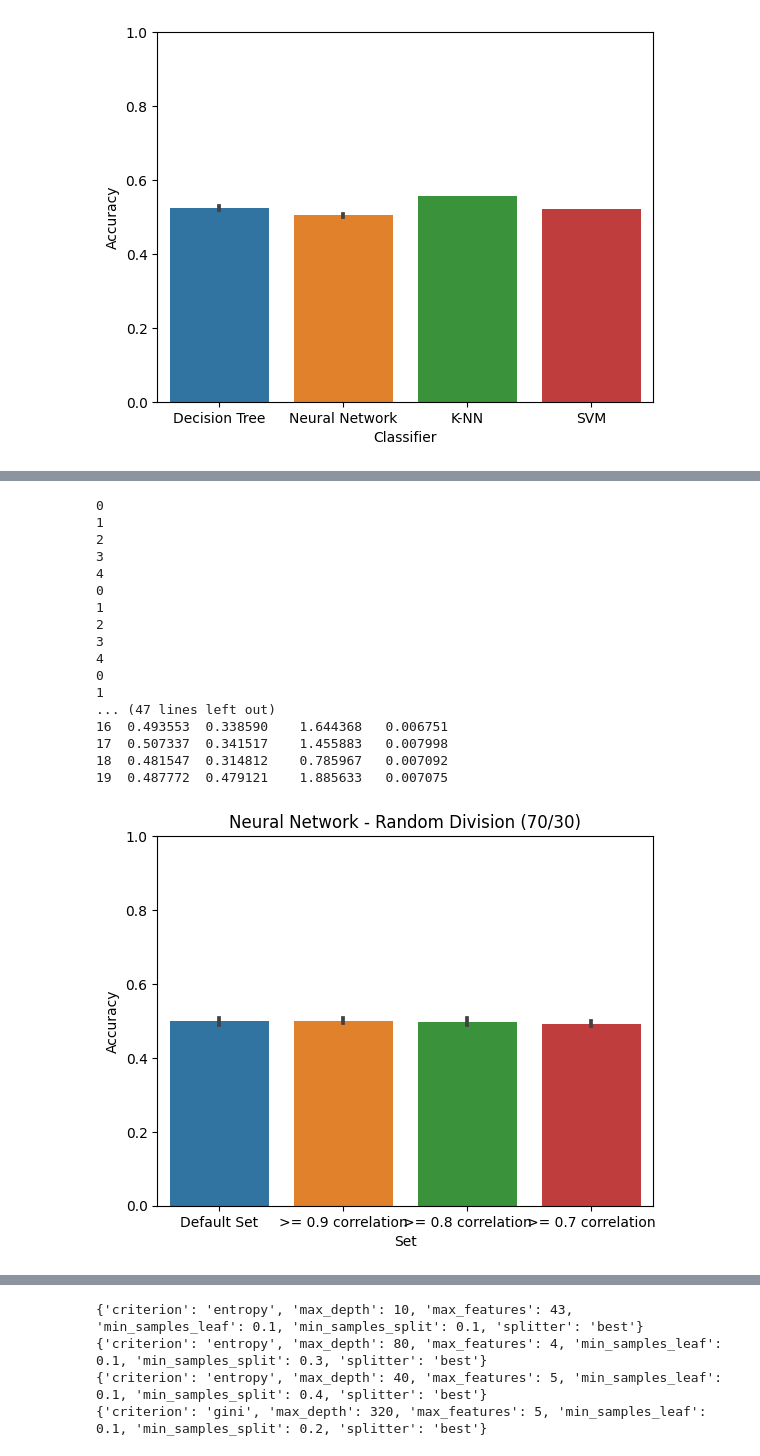
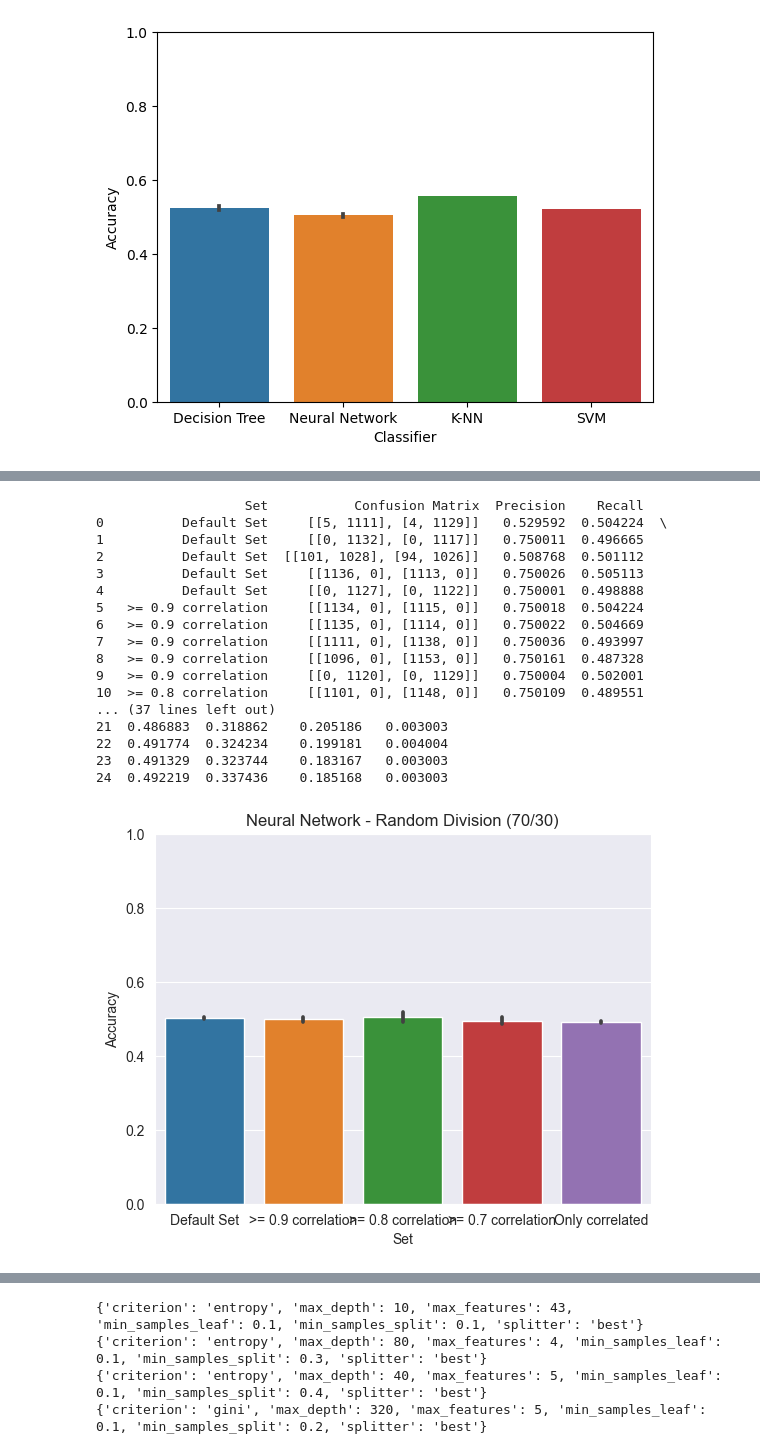
Before and after one commit to afs202005277/HeartDiseasePrediction, a Jupyter notebook: project.ipynb, the cells around one changed output, grey strips where cells are left out. Cells and saved outputs as stored; diff of their text form; code cells hidden in the pictures.

```diff
--- a/project.ipynb
+++ b/project.ipynb
@@ -105,6 +105,8 @@ There are some variables that seem to have no correlation with the `is_claim` fe
 
 numeric_columns = train_data.select_dtypes(include='number')
 train_data_numeric = train_data[numeric_columns.columns]
+
+
 
 correlation_matrix = train_data_numeric.corr()
 
@@ -112,6 +114,7 @@ correlation_matrix = train_data_numeric.corr()
 corr_cols08 = set()
 corr_cols09 = set()
 corr_cols07 = set()
+nocorr = set()
 for i in range(len(correlation_matrix.columns)):
     for j in range(i):
         if correlation_matrix.columns[i] != correlation_matrix.columns[j] and abs(correlation_matrix.iloc[i, j]) > 0.8:
@@ -125,15 +128,22 @@ for i in range(len(correlation_matrix.columns)):
         if correlation_matrix.columns[i] != correlation_matrix.columns[j] and abs(correlation_matrix.iloc[i, j]) > 0.7:
             colname = correlation_matrix.columns[j]
             corr_cols07.add(colname)
+    if correlation_matrix.columns[i] != "is_claim":
+        j = (len(correlation_matrix.columns) - 1)
+        if abs((correlation_matrix.iloc[i, j])) < 0.01:
+            colname = correlation_matrix.columns[i]
+            nocorr.add(colname)
 
 train_data_08 = train_data_numeric.drop(columns=corr_cols08)
 train_data_09 = train_data_numeric.drop(columns=corr_cols09)
 train_data_07 = train_data_numeric.drop(columns=corr_cols07)
+train_data_nocorr = train_data_numeric.drop(columns=nocorr)
 
 train_data.to_csv('fixed_train_data.csv', index=False)
 train_data_08.to_csv('fixed_train_data_08.csv', index=False)
 train_data_09.to_csv('fixed_train_data_09.csv', index=False)
 train_data_07.to_csv('fixed_train_data_07.csv', index=False)
+train_data_nocorr.to_csv('fixed_train_data_nocorr.csv', index=False)
 
 plt.figure(figsize=(12, 9))
 sb.heatmap(correlation_matrix, annot=True, cmap='coolwarm', fmt='.2f', linewidths=0.5)
@@ -143,0 +154,13 @@ plt.show()
+# %%
+from sklearn.preprocessing import PolynomialFeatures
+from sklearn.preprocessing import StandardScaler
+from sklearn.impute import SimpleImputer
+
+train_data_nocorr.insert(len(train_data_nocorr.columns) - 1, 'combination', train_data_nocorr['policy_tenure'] * train_data_nocorr['age_of_policyholder'] - train_data_nocorr['age_of_car'])
+
+correlation_matrix = train_data_nocorr.corr()
+
+plt.figure(figsize=(12, 9))
+sb.heatmap(correlation_matrix, annot=True, cmap='coolwarm', fmt='.2f', linewidths=0.5)
+plt.title('Correlation Matrix')
+plt.show()
@@ -296,14 +325,16 @@ sets = {
     '>= 0.9 correlation': train_data_09,
     '>= 0.8 correlation': train_data_08,
     '>= 0.7 correlation': train_data_07,
+    'Only correlated': train_data_nocorr
 }
+
 
 results = []
 
 for (name, data_set) in sets.items():
     # Train the model
     for _ in range(5):  #running 5 times each
-        neural_network = MLPClassifier()
+        neural_network = MLPClassifier(hidden_layer_sizes=(10, 20, 10), activation='logistic', solver='adam', alpha=0.0001, learning_rate_init=0.002)
         target_column = "is_claim"
         X = data_set.drop(target_column, axis=1)
         y = data_set[target_column]
@@ -320,48 +351,58 @@ for (name, data_set) in sets.items():
 
         # Calculate evaluation metrics
         conf_matrix = confusion_matrix(y_test, y_pred)
         precision = precision_score(y_test, y_pred, average='weighted', zero_division=1)
         recall = recall_score(y_test, y_pred, average='weighted')
         accuracy = accuracy_score(y_test, y_pred)
         f1 = f1_score(y_test, y_pred, average='weighted')
 
         # Store the results
         results.append({
             'Set': name,
             'Confusion Matrix': conf_matrix,
             'Precision': precision,
             'Recall': recall,
             'Accuracy': accuracy,
             'F1 Score': f1,
             'Train Time': train_time,
             'Test Time': test_time
         })
 # Convert the results into a DataFrame
 results_df = pd.DataFrame(results)
 
 # Display the results
 print(results_df)
 
 plt.ylim(0, 1)
 plt.title("Neural Network - Random Division (70/30)")
 sb.barplot(x='Set', y='Accuracy', data=results_df)
 plt.show()
+
+plt.ylim(0, 1)
+plt.title("Neural Network - Random Division (70/30)")
+sb.barplot(x='Set', y='F1 Score', data=results_df)
+plt.show()
+
+plt.ylim(0, 1)
+plt.title("Neural Network - Random Division (70/30)")
+sb.barplot(x='Set', y='Precision', data=results_df)
+plt.show()
 # %% [output]
-0
-1
-2
-3
-4
-0
-1
-2
-3
-4
-0
-1
-... (47 lines left out)
-16  0.493553  0.338590    1.644368   0.006751
-17  0.507337  0.341517    1.455883   0.007998
-18  0.481547  0.314812    0.785967   0.007092
-19  0.487772  0.479121    1.885633   0.007075
+                   Set           Confusion Matrix  Precision    Recall
+0          Default Set     [[5, 1111], [4, 1129]]   0.529592  0.504224  \
+1          Default Set     [[0, 1132], [0, 1117]]   0.750011  0.496665
+2          Default Set  [[101, 1028], [94, 1026]]   0.508768  0.501112
+3          Default Set     [[1136, 0], [1113, 0]]   0.750026  0.505113
+4          Default Set     [[0, 1127], [0, 1122]]   0.750001  0.498888
+5   >= 0.9 correlation     [[1134, 0], [1115, 0]]   0.750018  0.504224
+6   >= 0.9 correlation     [[1135, 0], [1114, 0]]   0.750022  0.504669
+7   >= 0.9 correlation     [[1111, 0], [1138, 0]]   0.750036  0.493997
+8   >= 0.9 correlation     [[1096, 0], [1153, 0]]   0.750161  0.487328
+9   >= 0.9 correlation     [[0, 1120], [0, 1129]]   0.750004  0.502001
+10  >= 0.8 correlation     [[1101, 0], [1148, 0]]   0.750109  0.489551
+... (37 lines left out)
+21  0.486883  0.318862    0.205186   0.003003
+22  0.491774  0.324234    0.199181   0.004004
+23  0.491329  0.323744    0.183167   0.003003
+24  0.492219  0.337436    0.185168   0.003003
-[figure, old version]
+[figure, new version]
```
Also changed, not shown: parts of 11 cells of this notebook, 6 other files.
